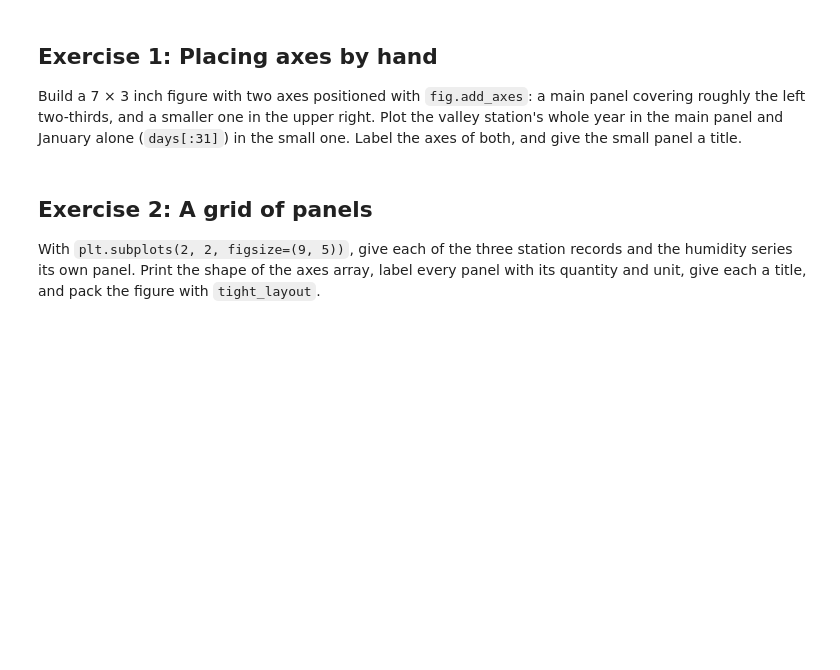
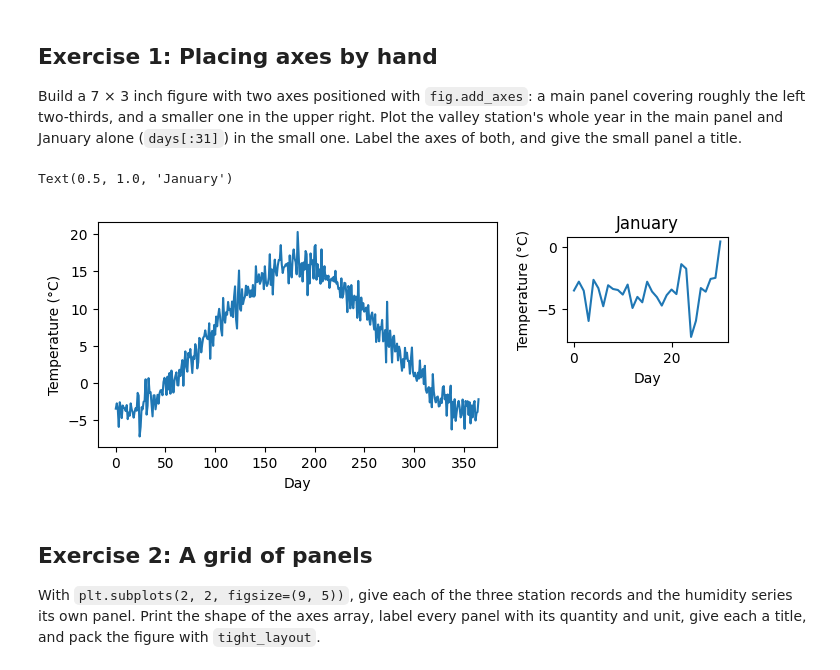
Before and after one commit to MaximeG2110/2026_Intro_Python, a Jupyter notebook: live/part-I/1.4-matplotlib-and-xarray-exercises.ipynb, the cells around one changed output. Cells and saved outputs as stored; diff of their text form; code cells hidden in the pictures; blank space fills up the shorter version.

```diff
--- a/live/part-I/1.4-matplotlib-and-xarray-exercises.ipynb
+++ b/live/part-I/1.4-matplotlib-and-xarray-exercises.ipynb
@@ -52,3 +53,26 @@ both, and give the small panel a title.
+# %%
+import matplotlib.pyplot as plt
+
+fig = plt.figure(figsize=(7, 3))
+
+# Main panel:
+ax1 = fig.add_axes([0.08, 0.15, 0.57, 0.75]) #left, bottom, width, height
+# Small panel:
+ax2 = fig.add_axes([0.75, 0.50, 0.23, 0.35])
+
+# Whole year
+ax1.plot(days, valley_celsius)
+ax1.set_xlabel("Day")
+ax1.set_ylabel("Temperature (°C)")
+
+# January only
+ax2.plot(days[:31], valley_celsius[:31])
+ax2.set_xlabel("Day")
+ax2.set_ylabel("Temperature (°C)")
+ax2.set_title("January")
+# %% [output]
+Text(0.5, 1.0, 'January')
+[figure, added]
 # %% [markdown]
 ## Exercise 2: A grid of panels
 
```
Also changed, not shown: parts of 12 cells of this notebook.
